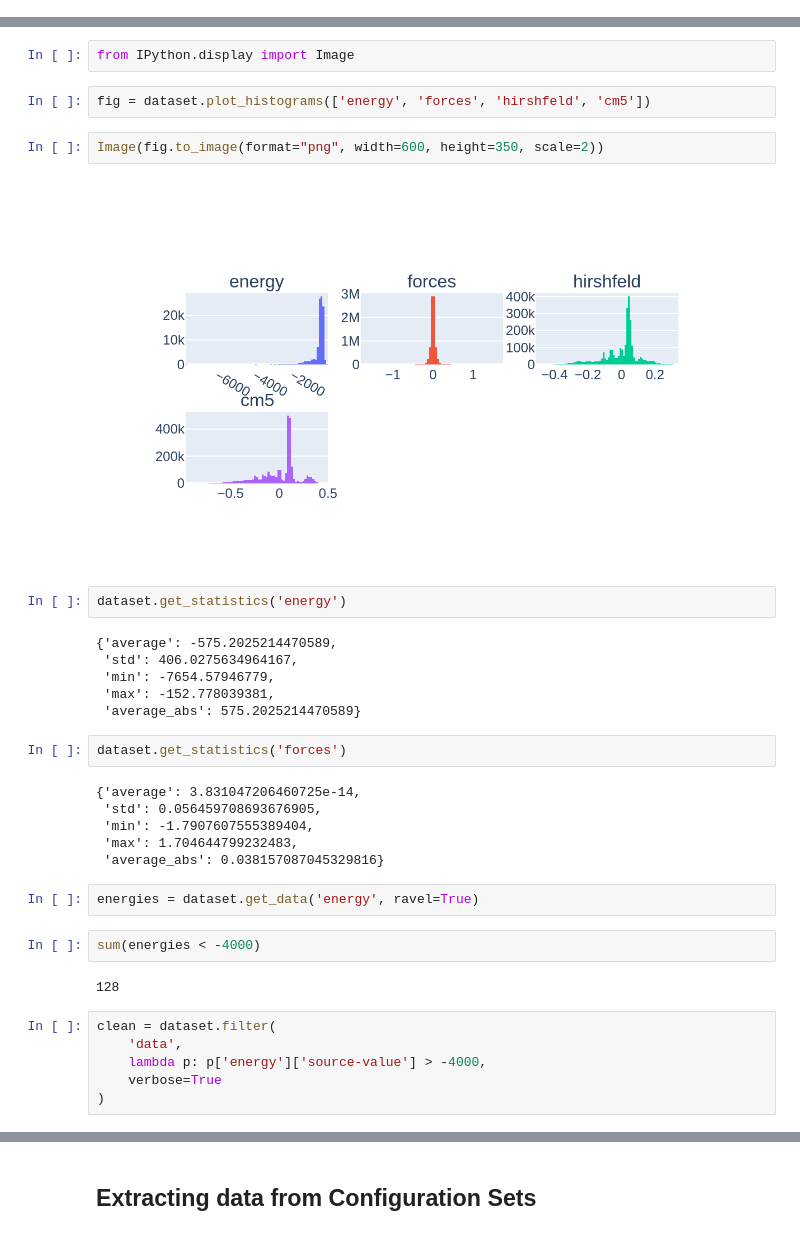
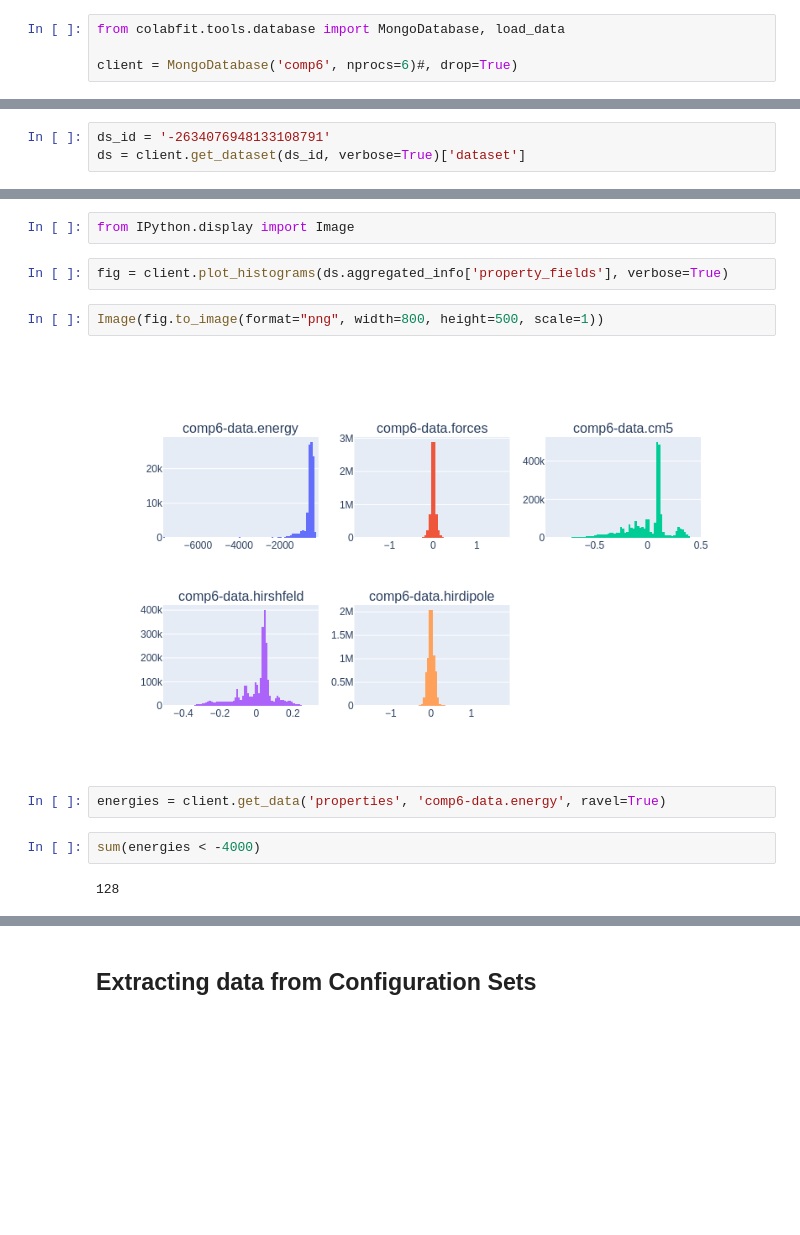
Before and after one commit to colabfit/colabfit-tools, a Jupyter notebook: colabfit/examples/comp6.ipynb, the cells around one changed output, grey strips where cells are left out. Cells and saved outputs as stored; diff of their text form; blank space fills up the shorter version.

Commit message:
COMP6 example complete, plus code cleanup

```diff
--- a/colabfit/examples/comp6.ipynb
+++ b/colabfit/examples/comp6.ipynb
@@ -11,3 +10,7 @@ from colabfit.tools.property_settings import PropertySettings
+# %%
+from colabfit.tools.database import MongoDatabase, load_data
+
+client = MongoDatabase('comp6', nprocs=6)#, drop=True)
 # %% [markdown]
 # Setup
 # %% [markdown]
@@ -193,0 +235,3 @@ dataset.resync(verbose=True)
+# %%
+ds_id = '-2634076948133108791'
+ds = client.get_dataset(ds_id, verbose=True)['dataset']
@@ -198,36 +269,14 @@ dataset.resync(verbose=True)
 # %%
 from IPython.display import Image
-# %%
-fig = dataset.plot_histograms(['energy', 'forces', 'hirshfeld', 'cm5'])
+# %%
+fig = client.plot_histograms(ds.aggregated_info['property_fields'], verbose=True)
 # %%
-Image(fig.to_image(format="png", width=600, height=350, scale=2))
+Image(fig.to_image(format="png", width=800, height=500, scale=1))
 # %% [output]
-[figure, old version]
+[figure, new version]
-# %%
-dataset.get_statistics('energy')
-# %% [output]
-{'average': -575.2025214470589,
- 'std': 406.0275634964167,
- 'min': -7654.57946779,
- 'max': -152.778039381,
- 'average_abs': 575.2025214470589}
-# %%
-dataset.get_statistics('forces')
-# %% [output]
-{'average': 3.831047206460725e-14,
- 'std': 0.056459708693676905,
- 'min': -1.7907607555389404,
- 'max': 1.704644799232483,
- 'average_abs': 0.038157087045329816}
 # %%
-energies = dataset.get_data('energy', ravel=True)
+energies = client.get_data('properties', 'comp6-data.energy', ravel=True)
 # %%
 sum(energies < -4000)
 # %% [output]
 128
-# %%
-clean = dataset.filter(
-    'data',
-    lambda p: p['energy']['source-value'] > -4000,
-    verbose=True
-)
```
Also changed, not shown: parts of 55 cells of this notebook, 4 other files.
